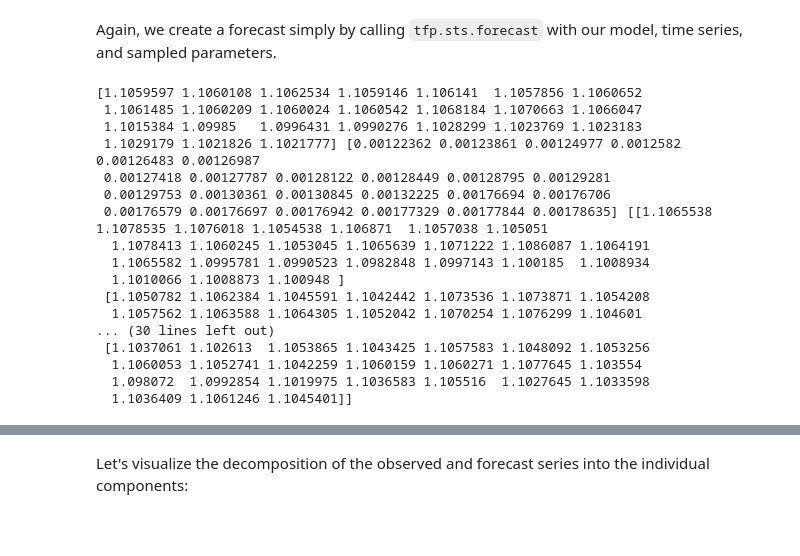
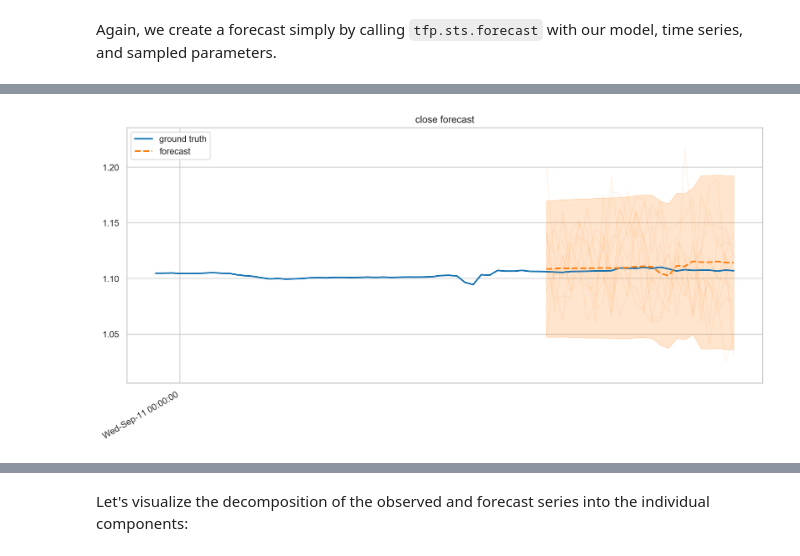
Before and after one commit to entity53/probability, a Jupyter notebook: tensorflow_probability/examples/jupyter_notebooks/Structural_Time_Series_Modeling.ipynb, the cells around one changed output, grey strips where cells are left out. Saved outputs shown, nothing was run; the diff lists cells and outputs as text; code cells hidden in the pictures; blank space fills up the shorter version.

```diff
--- a/tensorflow_probability/examples/jupyter_notebooks/Structural_Time_Series_Modeling.ipynb
+++ b/tensorflow_probability/examples/jupyter_notebooks/Structural_Time_Series_Modeling.ipynb
@@ -280,28 +281,6 @@ with tf.Session() as sess:
       (demand_forecast_dist.mean()[..., 0],
        demand_forecast_dist.stddev()[..., 0],
        demand_forecast_dist.sample(num_samples)[..., 0]))
-# %%
-print(demand_forecast_mean,
-                        demand_forecast_scale,
-                        demand_forecast_samples)
-# %% [output]
-[1.1059597 1.1060108 1.1062534 1.1059146 1.106141  1.1057856 1.1060652
- 1.1061485 1.1060209 1.1060024 1.1060542 1.1068184 1.1070663 1.1066047
- 1.1015384 1.09985   1.0996431 1.0990276 1.1028299 1.1023769 1.1023183
- 1.1029179 1.1021826 1.1021777] [0.00122362 0.00123861 0.00124977 0.0012582  0.00126483 0.00126987
- 0.00127418 0.00127787 0.00128122 0.00128449 0.00128795 0.00129281
- 0.00129753 0.00130361 0.00130845 0.00132225 0.00176694 0.00176706
- 0.00176579 0.00176697 0.00176942 0.00177329 0.00177844 0.00178635] [[1.1065538 1.1078535 1.1076018 1.1054538 1.106871  1.1057038 1.105051
-  1.1078413 1.1060245 1.1053045 1.1065639 1.1071222 1.1086087 1.1064191
-  1.1065582 1.0995781 1.0990523 1.0982848 1.0997143 1.100185  1.1008934
-  1.1010066 1.1008873 1.100948 ]
- [1.1050782 1.1062384 1.1045591 1.1042442 1.1073536 1.1073871 1.1054208
-  1.1057562 1.1063588 1.1064305 1.1052042 1.1070254 1.1076299 1.104601
-... (30 lines left out)
- [1.1037061 1.102613  1.1053865 1.1043425 1.1057583 1.1048092 1.1053256
-  1.1060053 1.1052741 1.1042259 1.1060159 1.1060271 1.1077645 1.103554
-  1.098072  1.0992854 1.1019975 1.1036583 1.105516  1.1027645 1.1033598
-  1.1036409 1.1061246 1.1045401]]
 # %%
 def plot_forecast(x, y,
                   forecast_mean, forecast_scale, forecast_samples,
@@ -329,11 +308,12 @@ def plot_forecast(x, y,
   #print([x[num_steps_train] + datetime.timedelta(hours=1) for i in range(num_steps_train)])
 
   start_date = x[num_steps_train]
+
   forcast_dates = [start_date]
   for i in range(forecast_mean.shape[-1]-1):
      forcast_dates.append( forcast_dates[-1] + datetime.timedelta(hours=1) )
   forecast_steps = forcast_dates
-  #pp.pprint(forecast_steps)
+  pp.pprint(forecast_steps)
   #forecast_steps = np.array([x[num_steps_train] + datetime.timedelta(hours=1) for i in range(num_steps_train)])
 
   ax.plot(forecast_steps, forecast_samples.T, lw=1, color=c2, alpha=0.1)
@@ -356,3 +336,21 @@ def plot_forecast(x, y,
     fig.autofmt_xdate()
 
   return fig, ax
+
+
+frame = num_forecast_steps * 3
+
+pp.pprint(demand_dates[-frame:])
+fig, ax = plot_forecast(demand_dates[-frame:],
+                        close[-frame:],
+                        demand_forecast_mean,
+                        demand_forecast_scale,
+                        demand_forecast_samples,
+                        title = "close forecast",
+                        x_locator=demand_loc,
+                        x_formatter=demand_fmt)
+
+#ax.set_ylim([1.09, 1.145])
+
+fig.tight_layout()
+# %% [output]
@@ -358,0 +374 @@ def plot_forecast(x, y,
+[figure, added]
```
Also changed, not shown: parts of 13 cells of this notebook.
